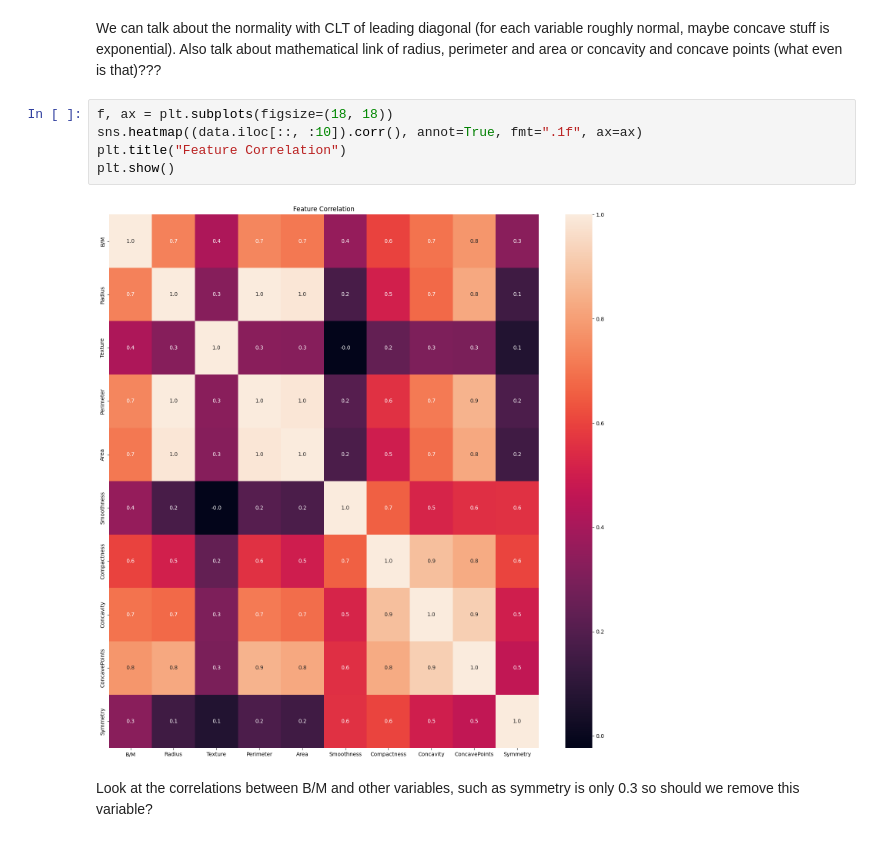
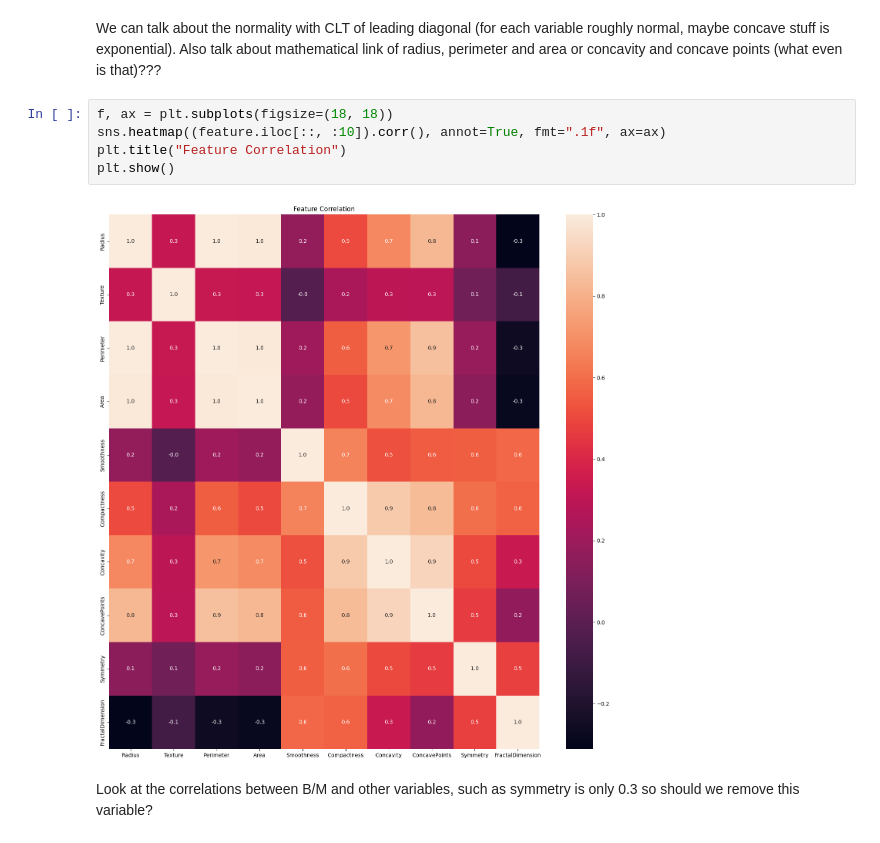
Before and after one commit to Berat03/ml_coursework, a Jupyter notebook: Data Exploration/Data_Load_Explore.ipynb, the cells around one changed output. Saved outputs shown, nothing was run; the diff lists cells and outputs as text.

```diff
--- a/Data Exploration/Data_Load_Explore.ipynb
+++ b/Data Exploration/Data_Load_Explore.ipynb
@@ -89,11 +86,11 @@ plt.show()
 We can talk about the normality with CLT of leading diagonal (for each variable roughly normal, maybe concave stuff is exponential). Also talk about mathematical link of radius, perimeter and area or concavity and concave points (what even is that)???
 # %%
 f, ax = plt.subplots(figsize=(18, 18))
-sns.heatmap((data.iloc[::, :10]).corr(), annot=True, fmt=".1f", ax=ax)
+sns.heatmap((feature.iloc[::, :10]).corr(), annot=True, fmt=".1f", ax=ax)
 plt.title("Feature Correlation")
 plt.show()
 # %% [output]
-[figure, old version]
+[figure, new version]
 # %% [markdown]
 Look at the correlations between B/M and other variables, such as symmetry is only 0.3 so should we remove this variable?
 # %%
```
Also changed, not shown: parts of 13 cells of this notebook.
